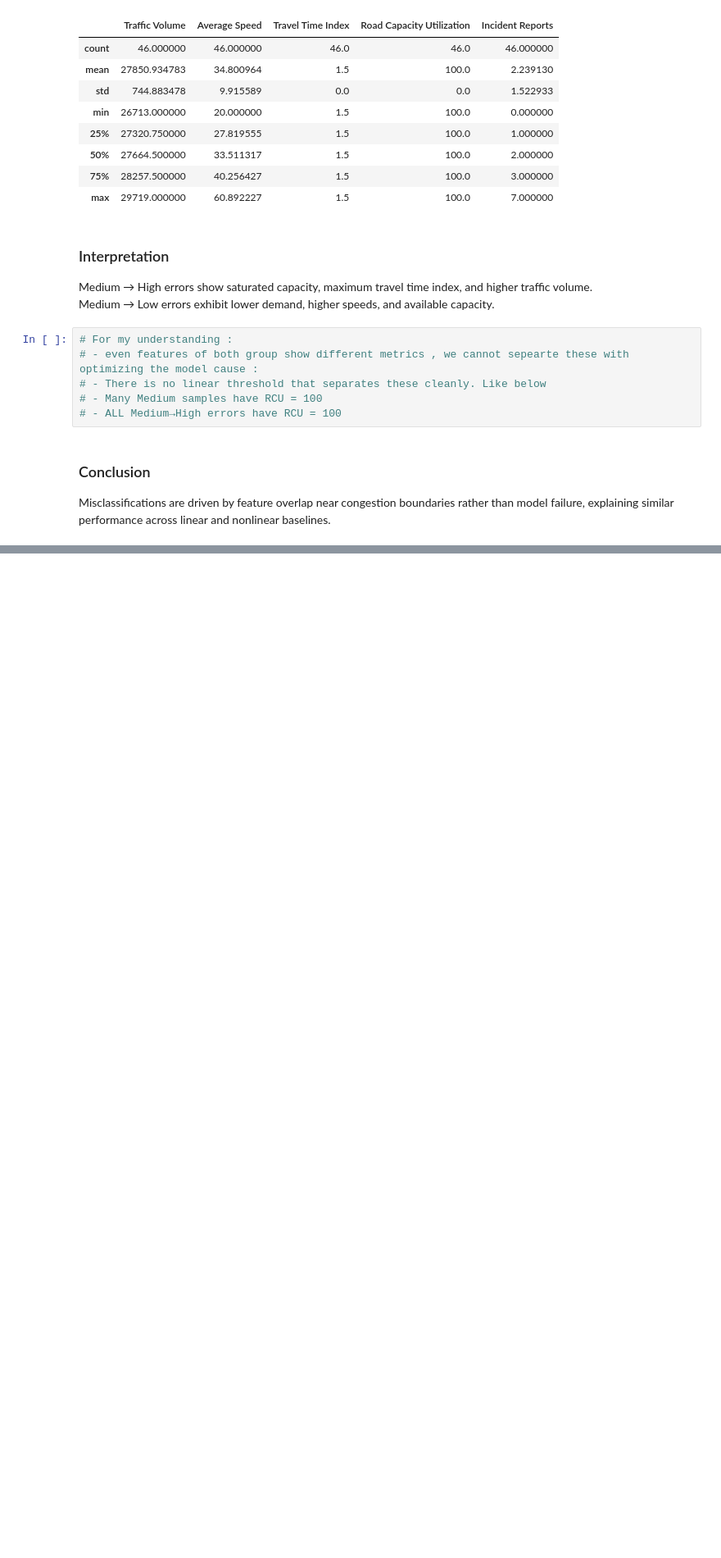
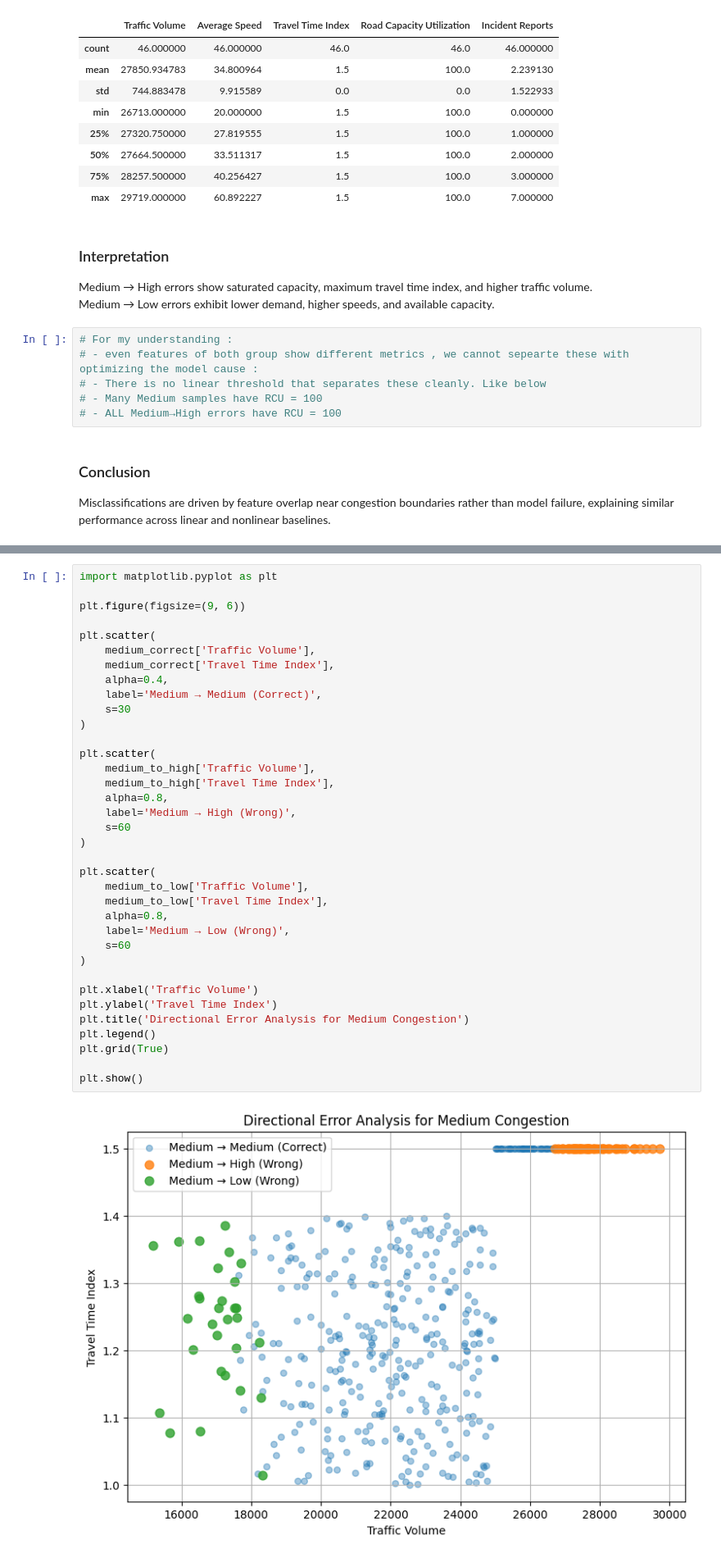
Before and after one commit to Rushikesh-101/Traffic-Flow-Prediction-ML, a Jupyter notebook: Traffic-Predictions-Analysis.ipynb, the cells around one changed output, grey strips where cells are left out. Shown at 82% size. Drawn from its saved outputs; the diff is of its cells as text; blank space fills up the shorter version.

Commit message:
Visualization

```diff
--- a/Traffic-Predictions-Analysis.ipynb
+++ b/Traffic-Predictions-Analysis.ipynb
@@ -862,0 +876,38 @@ Misclassifications are driven by feature overlap near congestion boundaries rath
+# %%
+import matplotlib.pyplot as plt
+
+plt.figure(figsize=(9, 6))
+
+plt.scatter(
+    medium_correct['Traffic Volume'],
+    medium_correct['Travel Time Index'],
+    alpha=0.4,
+    label='Medium → Medium (Correct)',
+    s=30
+)
+
+plt.scatter(
+    medium_to_high['Traffic Volume'],
+    medium_to_high['Travel Time Index'],
+    alpha=0.8,
+    label='Medium → High (Wrong)',
+    s=60
+)
+
+plt.scatter(
+    medium_to_low['Traffic Volume'],
+    medium_to_low['Travel Time Index'],
+    alpha=0.8,
+    label='Medium → Low (Wrong)',
+    s=60
+)
+
+plt.xlabel('Traffic Volume')
+plt.ylabel('Travel Time Index')
+plt.title('Directional Error Analysis for Medium Congestion')
+plt.legend()
+plt.grid(True)
+
+plt.show()
+# %% [output]
+[figure, added]
```
Also changed, not shown: parts of 6 cells of this notebook.
